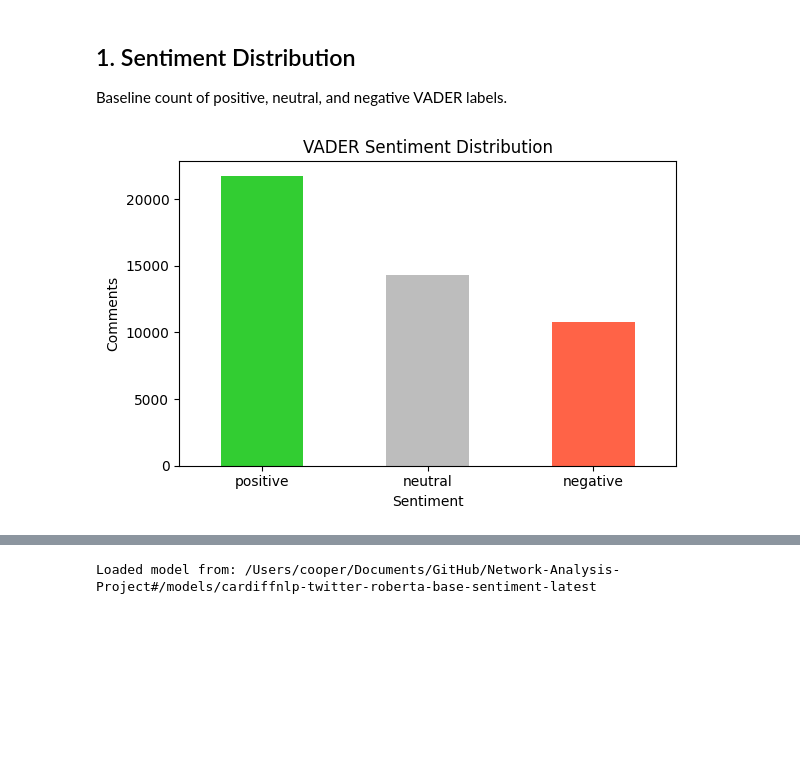
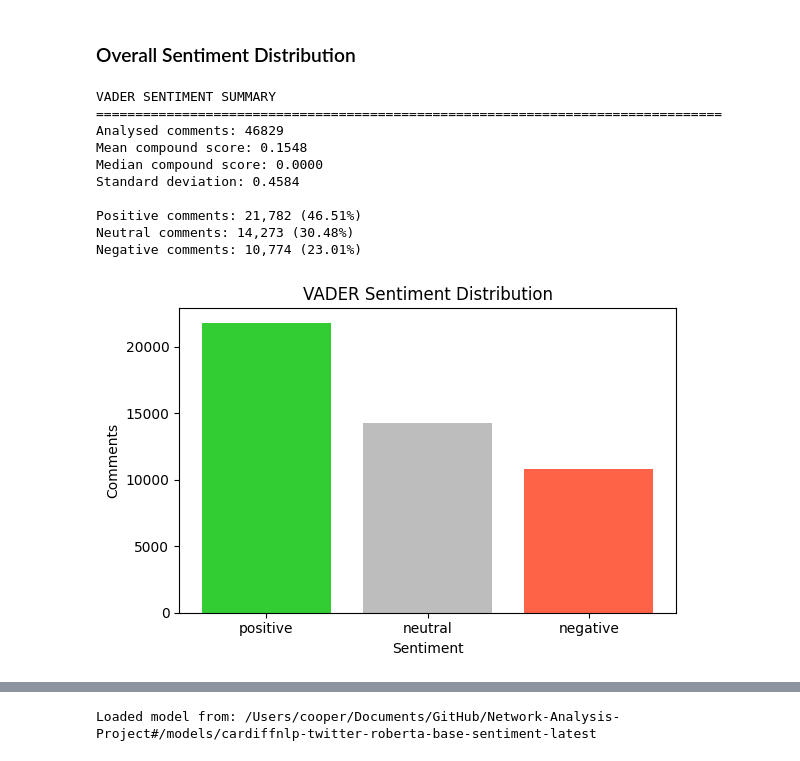
Before and after one commit to gnol-123/Network-Analysis-Project, a Jupyter notebook: notebooks/03_sentiment_analysis.ipynb, the cells around one changed output, grey strips where cells are left out. Drawn from its saved outputs; the diff is of its cells as text; code cells hidden in the pictures; blank space fills up the shorter version.

```diff
--- a/notebooks/03_sentiment_analysis.ipynb
+++ b/notebooks/03_sentiment_analysis.ipynb
@@ -29,6 +30,6 @@ Loaded 46834 processed comments
 # %%
 SENTIMENT_TEXT_FIELD = "comment_text_sentiment_analysis"
-TOTAL_EXAMPLES = 10
+TOTAL_EXAMPLES = 5
 
 def print_sentiment_examples(rows, sentiment_field, label, analysis_name, total_examples=TOTAL_EXAMPLES, text_field=SENTIMENT_TEXT_FIELD):
     examples = []
@@ -135,5 +227,5 @@ has_bert_sentiment = rows_have_fields(processed_data, BERT_SENTIMENT_FIELDS)
 # %%
-def label_vader_sentiment(compound_score):
+def get_vader_label(compound_score):
     if compound_score >= VADER_POSITIVE_THRESHOLD:
         return "positive"
     if compound_score <= VADER_NEGATIVE_THRESHOLD:
@@ -160,14 +252,13 @@ def vader_sentiment_analysis(processed_data):
             "comment_id": entry.get("comment_id"),
             "published_at": post_date,
             "vader_compound": compound_score,
-            "vader_sentiment": label_vader_sentiment(compound_score),
+            "vader_sentiment": get_vader_label(compound_score),
         })
     return sentiment_results
 # %%
-if not has_vader_sentiment:
-    for row, result in zip(processed_data, vader_sentiment_analysis(processed_data)):
-        row["vader_compound"] = result["vader_compound"]
-        row["vader_sentiment"] = result["vader_sentiment"]
+for row, result in zip(processed_data, vader_sentiment_analysis(processed_data)):
+    row["vader_compound"] = result["vader_compound"]
+    row["vader_sentiment"] = result["vader_sentiment"]
 # %%
 vader_sentiment = []
 for row in processed_data:
@@ -230,32 +303,43 @@ SENTIMENT_FREE_COLOR = "magenta"
 # %% [markdown]
-## 1. Sentiment Distribution
-
-Baseline count of positive, neutral, and negative VADER labels.
+### Overall Sentiment Distribution
 # %%
-# Sentiment dataframe
-sentiment_df = pd.DataFrame(processed_data).copy()
+vader_sentiment_counter = Counter(row["vader_sentiment"] for row in processed_data)
+total_vader_comments = len(processed_data)
+positive_vader_percent = 100 * vader_sentiment_counter["positive"] / total_vader_comments if total_vader_comments else 0
+neutral_vader_percent = 100 * vader_sentiment_counter["neutral"] / total_vader_comments if total_vader_comments else 0
+negative_vader_percent = 100 * vader_sentiment_counter["negative"] / total_vader_comments if total_vader_comments else 0
 
-# Convert comment_published_at to datetime with error handling
-sentiment_df["comment_published_at"] = pd.to_datetime(sentiment_df["comment_published_at"], errors="coerce")
+print("VADER SENTIMENT SUMMARY")
+print("=" * 80)
+print(f"Analysed comments: {total_vader_comments}")
+print(f"Mean compound score: {vader_series.mean():.4f}")
+print(f"Median compound score: {vader_series.median():.4f}")
+print(f"Standard deviation: {vader_series.std():.4f}\n")
 
-# Count how many comments fall into each VADER sentiment category
-sentiment_counts = sentiment_df["vader_sentiment"].value_counts()
+print(f"Positive comments: {vader_sentiment_counter['positive']:,} ({positive_vader_percent:.2f}%)")
+print(f"Neutral comments: {vader_sentiment_counter['neutral']:,} ({neutral_vader_percent:.2f}%)")
+print(f"Negative comments: {vader_sentiment_counter['negative']:,} ({negative_vader_percent:.2f}%)")
 
-sentiment_bar_colors = []
-for label in sentiment_counts.index:
-    sentiment_bar_colors.append(SENTIMENT_COLORS[label])
+sentiment_labels = ["positive", "neutral", "negative"]
+sentiment_values = [vader_sentiment_counter.get(label, 0) for label in sentiment_labels]
+sentiment_bar_colors = [SENTIMENT_COLORS[label] for label in sentiment_labels]
 
 fig, ax = plt.subplots(figsize=(6, 4))
-ax = sentiment_counts.plot(
-    kind="bar",
-    ax=ax,
-    color=sentiment_bar_colors,
-    rot=0,
-    title="VADER Sentiment Distribution",
-)
+ax.bar(sentiment_labels, sentiment_values, color=sentiment_bar_colors)
+ax.set_title("VADER Sentiment Distribution")
 ax.set_xlabel("Sentiment")
 ax.set_ylabel("Comments")
 plt.tight_layout()
 # %% [output]
+VADER SENTIMENT SUMMARY
+================================================================================
+Analysed comments: 46829
+Mean compound score: 0.1548
+Median compound score: 0.0000
+Standard deviation: 0.4584
+
+Positive comments: 21,782 (46.51%)
+Neutral comments: 14,273 (30.48%)
+Negative comments: 10,774 (23.01%)
-[figure, old version]
+[figure, new version]
 # %% [markdown]
```
Also changed, not shown: parts of 62 cells of this notebook, 2 other files.
